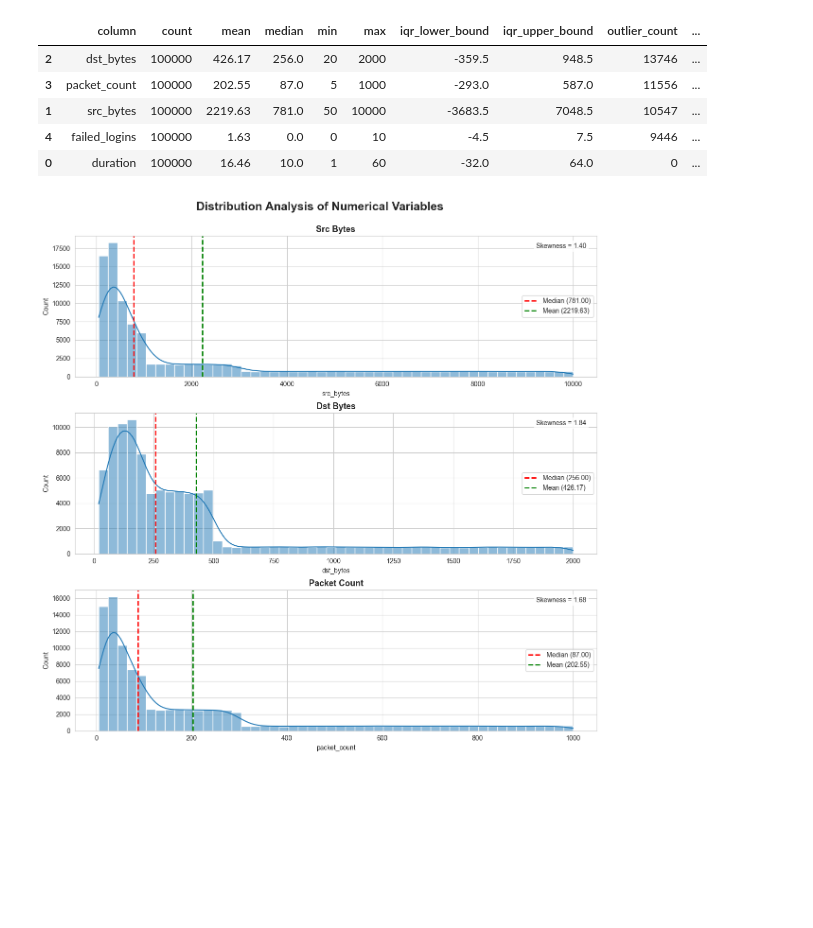
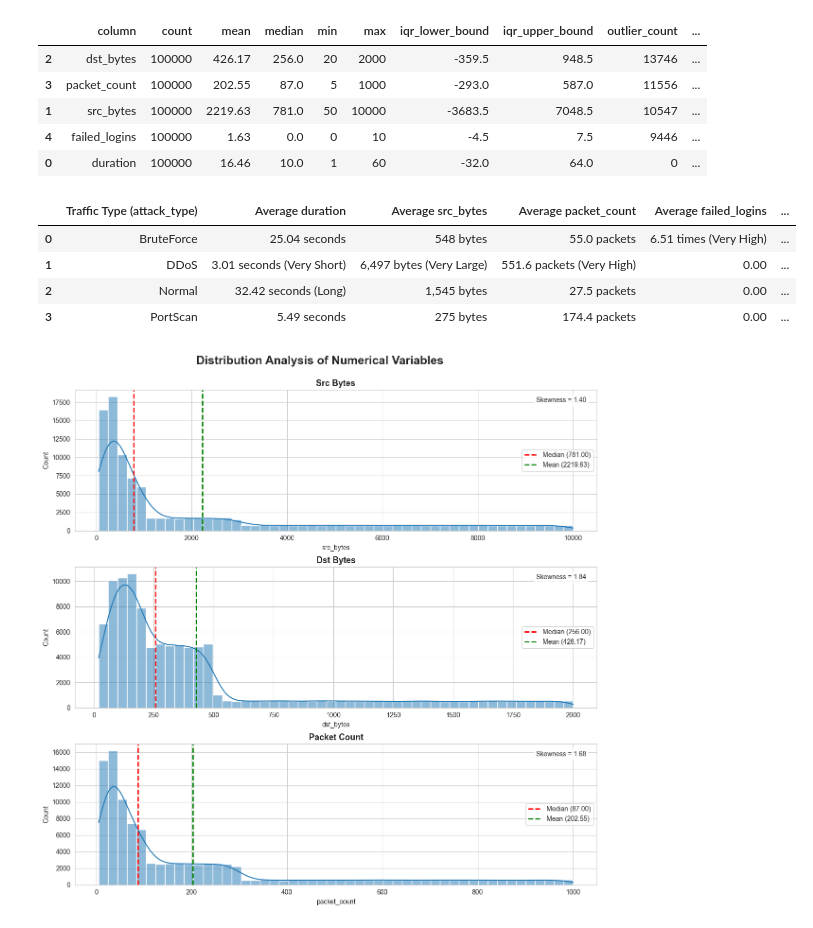
Before and after one commit to fathirrizkifadillah/Cyber-Security-Attack, a Jupyter notebook: main.ipynb, the cells around one changed output. Saved outputs shown, nothing was run; the diff lists cells and outputs as text; code cells hidden in the pictures; blank space fills up the shorter version.

```diff
--- a/main.ipynb
+++ b/main.ipynb
@@ -241,6 +241,67 @@ outlier_summary.sort_values(
 | 1 | src_bytes | 100000 | 2219.63 | 781.0 | 50 | 10000 | -3683.5 | 7048.5 | 10547 | ... |
 | 4 | failed_logins | 100000 | 1.63 | 0.0 | 0 | 10 | -4.5 | 7.5 | 9446 | ... |
 | 0 | duration | 100000 | 16.46 | 10.0 | 1 | 60 | -32.0 | 64.0 | 0 | ... |
+# %%
+summary = df.groupby('attack_type').agg(
+    duration=('duration', 'mean'),
+    src_bytes=('src_bytes', 'mean'),
+    packet_count=('packet_count', 'mean'),
+    failed_logins=('failed_logins', 'mean')
+).reset_index()
+
+summary['Average duration'] = summary.apply(
+    lambda r: f"{r['duration']:.2f} seconds" +
+              (" (Long)" if r['attack_type'] == 'Normal' else
+               " (Very Short)" if r['attack_type'] == 'DDoS' else ""),
+    axis=1
+)
+
+summary['Average src_bytes'] = summary.apply(
+    lambda r: f"{r['src_bytes']:,.0f} bytes" +
+              (" (Very Large)" if r['attack_type'] == 'DDoS' else ""),
+    axis=1
+)
+
+summary['Average packet_count'] = summary.apply(
+    lambda r: f"{r['packet_count']:.1f} packets" +
+              (" (Very High)" if r['attack_type'] == 'DDoS' else ""),
+    axis=1
+)
+
+summary['Average failed_logins'] = summary.apply(
+    lambda r: f"{r['failed_logins']:.2f}" +
+              (" times (Very High)" if r['attack_type'] == 'BruteForce' else ""),
+    axis=1
+)
+
+def get_dominant_protocol(group):
+    counts = group['protocol'].value_counts()
+    pct = (counts.max() / counts.sum()) * 100
+    if pct > 99.9:
+        return f"100% {counts.idxmax()}"
+    else:
+        return "Balanced (TCP & UDP)"
+
+protocol_summary = df.groupby('attack_type').apply(get_dominant_protocol).reset_index(name='Dominant Protocol')
+
+final_table = pd.merge(summary, protocol_summary, on='attack_type')
+
+final_table = final_table[[
+    'attack_type',
+    'Average duration',
+    'Average src_bytes',
+    'Average packet_count',
+    'Average failed_logins',
+    'Dominant Protocol'
+]].rename(columns={'attack_type': 'Traffic Type (attack_type)'})
+
+final_table
+# %% [output]
+|  | Traffic Type (attack_type) | Average duration | Average src_bytes | Average packet_count | Average failed_logins | ... |
+| 0 | BruteForce | 25.04 seconds | 548 bytes | 55.0 packets | 6.51 times (Very High) | ... |
+| 1 | DDoS | 3.01 seconds (Very Short) | 6,497 bytes (Very Large) | 551.6 packets (Very High) | 0.00 | ... |
+| 2 | Normal | 32.42 seconds (Long) | 1,545 bytes | 27.5 packets | 0.00 | ... |
+| 3 | PortScan | 5.49 seconds | 275 bytes | 174.4 packets | 0.00 | ... |
 # %%
 from scipy.stats import skew
 import os
```
Also changed, not shown: parts of 1 cell of this notebook, 1 other file.
